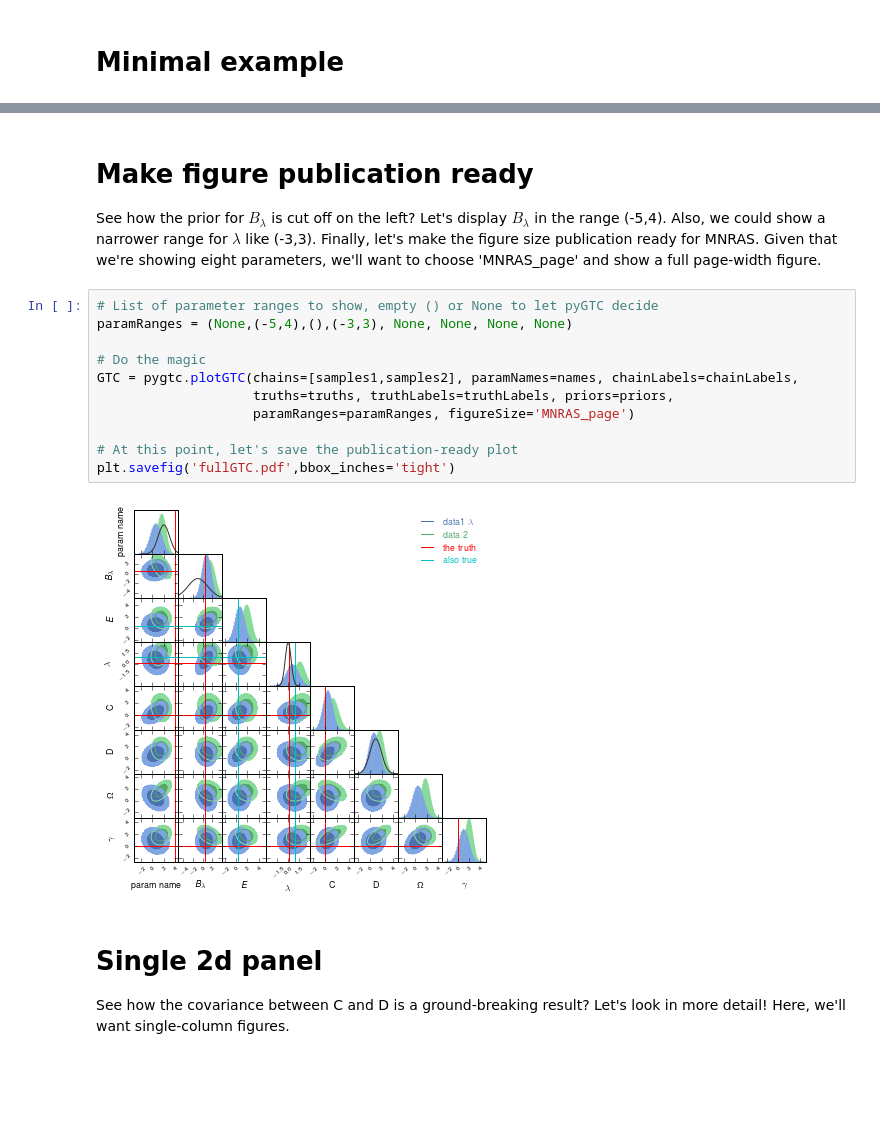
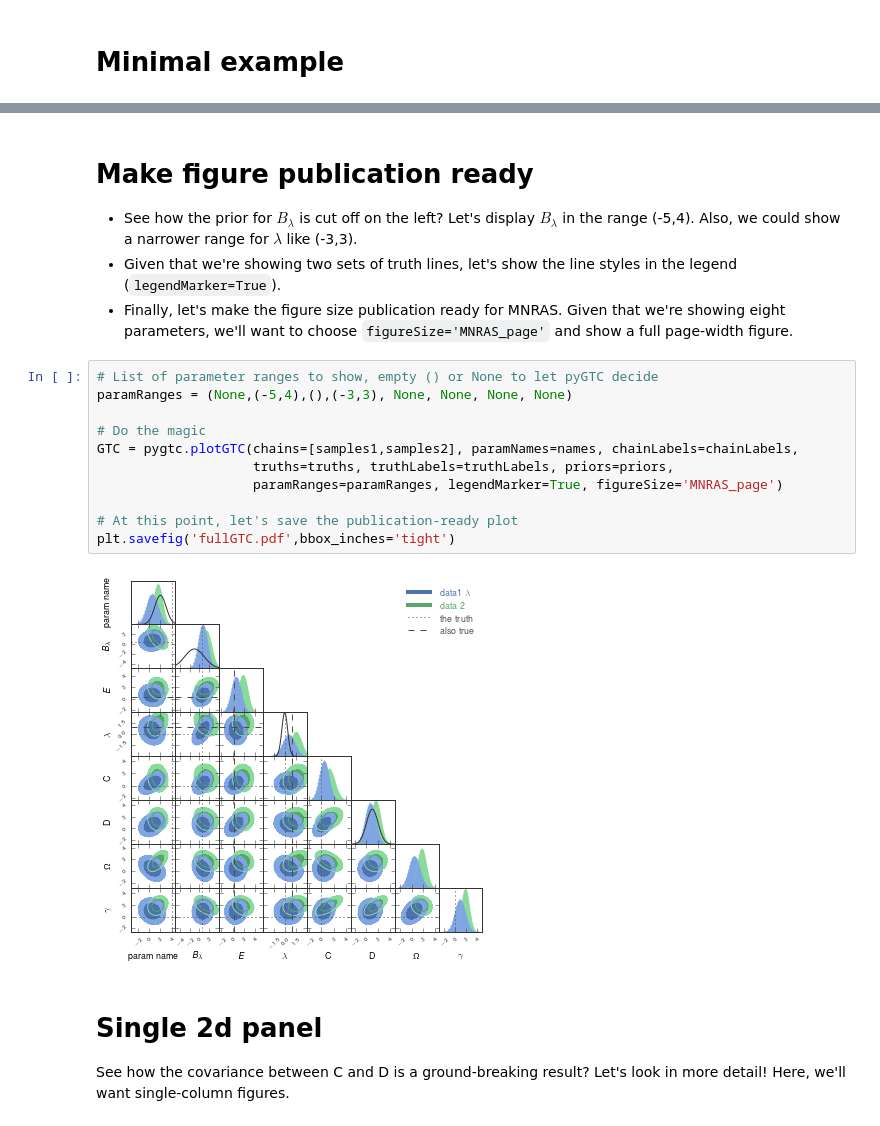
Before and after one commit to SebastianBocquet/pygtc, a Jupyter notebook: demo.ipynb, the cells around one changed output, grey strips where cells are left out. Cells and saved outputs as stored; diff of their text form; blank space fills up the shorter version.

```diff
--- a/demo.ipynb
+++ b/demo.ipynb
@@ -59,19 +63,21 @@ GTC = pygtc.plotGTC(chains=[samples1,samples2], paramNames=names, chainLabels=ch
 # %% [markdown]
 # Make figure publication ready
-See how the prior for $B_{\lambda}$ is cut off on the left? Let's display $B_\lambda$ in the range (-5,4). Also, we could show a narrower range for $\lambda$ like (-3,3). Finally, let's make the figure size publication ready for MNRAS. Given that we're showing eight parameters, we'll want to choose 'MNRAS_page' and show a full page-width figure.
+* See how the prior for $B_{\lambda}$ is cut off on the left? Let's display $B_\lambda$ in the range (-5,4). Also, we could show a narrower range for $\lambda$ like (-3,3).
+* Given that we're showing two sets of truth lines, let's show the line styles in the legend (``legendMarker=True``).
+* Finally, let's make the figure size publication ready for MNRAS. Given that we're showing eight parameters, we'll want to choose ``figureSize='MNRAS_page'`` and show a full page-width figure.
 # %%
 # List of parameter ranges to show, empty () or None to let pyGTC decide
 paramRanges = (None,(-5,4),(),(-3,3), None, None, None, None)
 
 # Do the magic
 GTC = pygtc.plotGTC(chains=[samples1,samples2], paramNames=names, chainLabels=chainLabels,
                     truths=truths, truthLabels=truthLabels, priors=priors,
-                    paramRanges=paramRanges, figureSize='MNRAS_page')
+                    paramRanges=paramRanges, legendMarker=True, figureSize='MNRAS_page')
 
 # At this point, let's save the publication-ready plot
 plt.savefig('fullGTC.pdf',bbox_inches='tight')
 # %% [output]
-[figure, old version]
+[figure, new version]
 # %% [markdown]
 # Single 2d panel
 See how the covariance between C and D is a ground-breaking result? Let's look in more detail!
```
Also changed, not shown: parts of 5 cells of this notebook, 1 other file.
